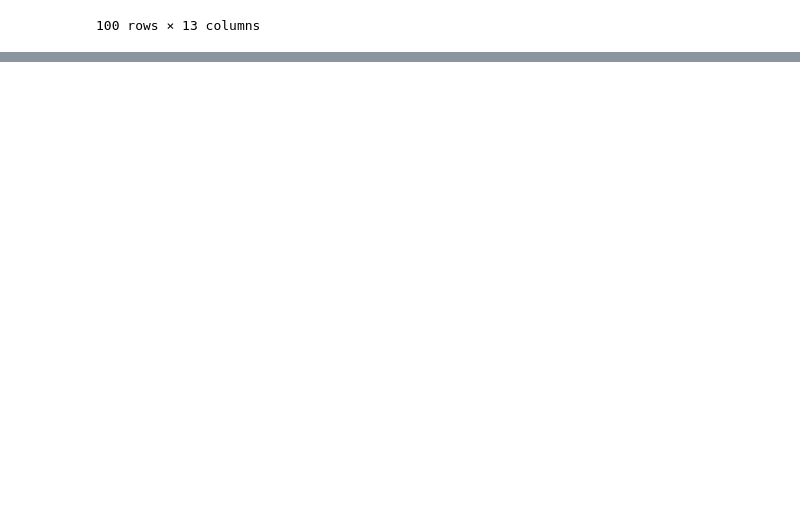
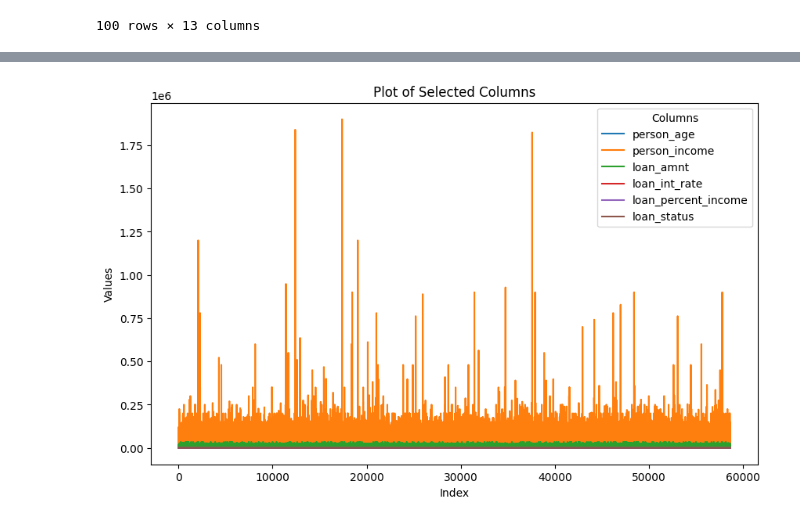
Before and after one commit to Harithelamin/ACIT4620-24H-G6, a Jupyter notebook: main.ipynb, the cells around one changed output, grey strips where cells are left out. Saved outputs shown, nothing was run; the diff lists cells and outputs as text; code cells hidden in the pictures; blank space fills up the shorter version.

```diff
--- a/main.ipynb
+++ b/main.ipynb
@@ -101 +145,22 @@ loan_status = ctrl.Consequent(np.arange(0, 2, 1), 'loan_status')
+# %%
+import pandas as pd
+import matplotlib.pyplot as plt
+
+columns_to_plot = ['person_age', 'person_income', 'loan_amnt', 'loan_int_rate', 'loan_percent_income', 'loan_status']
+
+# Plot the data
+train_data[columns_to_plot].plot(kind='line', figsize=(10, 6))
+
+# Adding titles and labels using matplotlib (plt)
+plt.title('Plot of Selected Columns')
+plt.xlabel('Index')
+plt.ylabel('Values')
+
+# Adding a legend with a title
+plt.legend(title='Columns')
+
+# Show the plot
+plt.show()
+# %% [output]
+[figure, added]
 # %%
```
Also changed, not shown: parts of 24 cells of this notebook.
